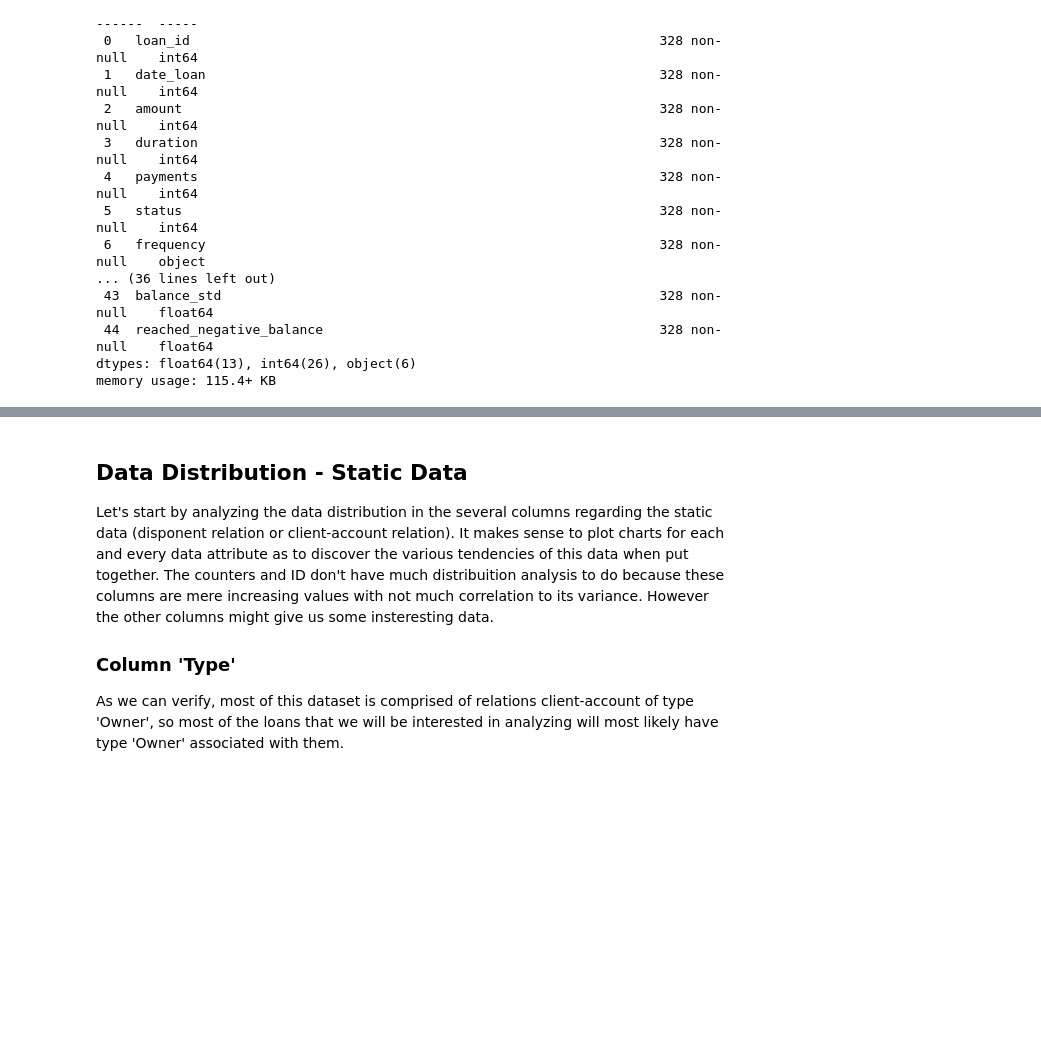
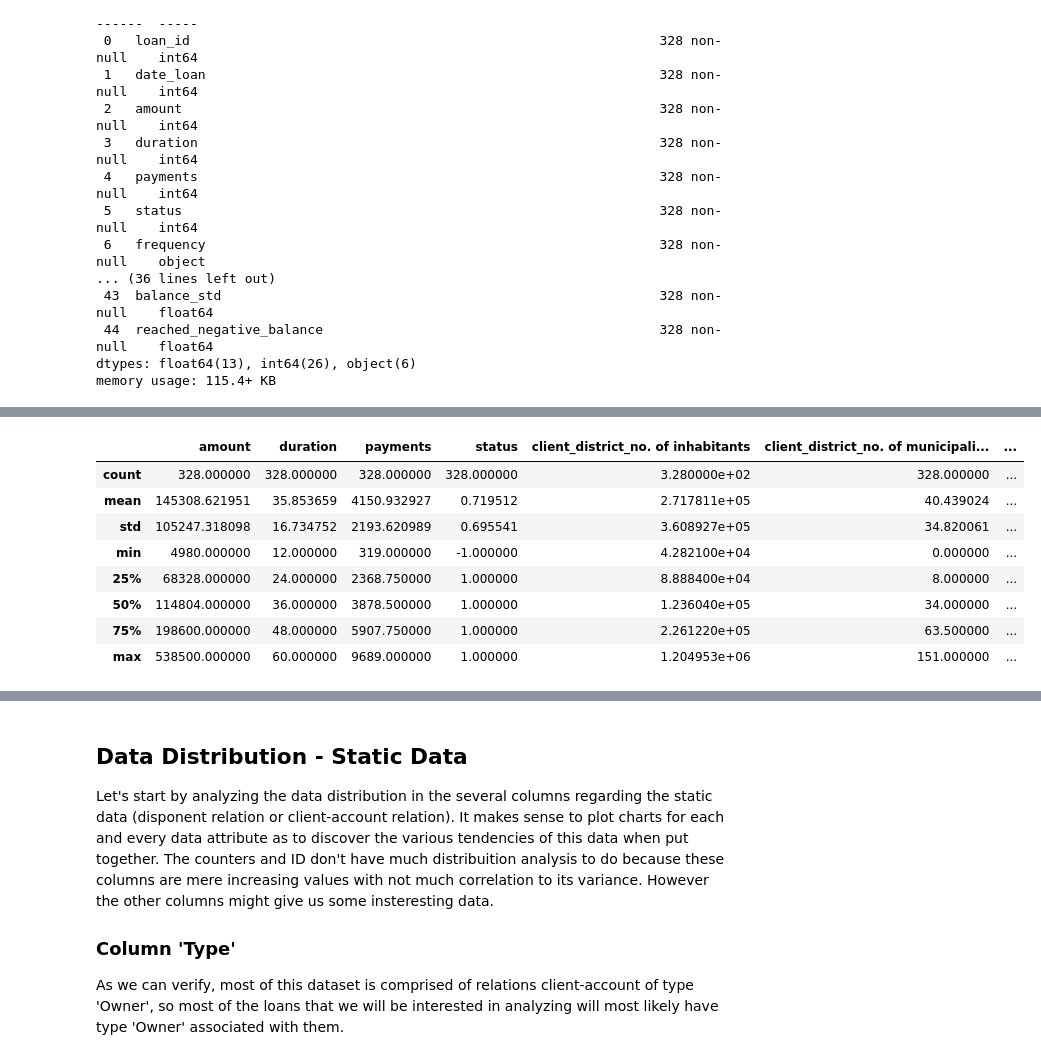
Before and after one commit to claramoreirag/FEUP-AC, a Jupyter notebook: analysis.ipynb, the cells around one changed output, grey strips where cells are left out. Saved outputs shown, nothing was run; the diff lists cells and outputs as text; code cells hidden in the pictures; blank space fills up the shorter version.

Commit message:
Add Loan Dataset to Data Analysis

```diff
--- a/analysis.ipynb
+++ b/analysis.ipynb
@@ -183,0 +173,12 @@ memory usage: 115.4+ KB
+# %%
+loan_dataset[['amount', 'duration', 'payments', 'status', 'client_district_no. of inhabitants', 'client_district_no. of municipalities with inhabitants < 499', 'client_district_no. of municipalities with inhabitants 500-1999', 'client_district_no. of municipalities with inhabitants 2000-9999', 'client_district_no. of municipalities with inhabitants >10000', 'client_district_no. of cities']].describe()
+# %% [output]
+|  | amount | duration | payments | status | client_district_no. of inhabitants | client_district_no. of municipali... | ... |
+| count | 328.000000 | 328.000000 | 328.000000 | 328.000000 | 3.280000e+02 | 328.000000 | ... |
+| mean | 145308.621951 | 35.853659 | 4150.932927 | 0.719512 | 2.717811e+05 | 40.439024 | ... |
+| std | 105247.318098 | 16.734752 | 2193.620989 | 0.695541 | 3.608927e+05 | 34.820061 | ... |
+| min | 4980.000000 | 12.000000 | 319.000000 | -1.000000 | 4.282100e+04 | 0.000000 | ... |
+| 25% | 68328.000000 | 24.000000 | 2368.750000 | 1.000000 | 8.888400e+04 | 8.000000 | ... |
+| 50% | 114804.000000 | 36.000000 | 3878.500000 | 1.000000 | 1.236040e+05 | 34.000000 | ... |
+| 75% | 198600.000000 | 48.000000 | 5907.750000 | 1.000000 | 2.261220e+05 | 63.500000 | ... |
+| max | 538500.000000 | 60.000000 | 9689.000000 | 1.000000 | 1.204953e+06 | 151.000000 | ... |
```
Also changed, not shown: parts of 12 cells of this notebook.
